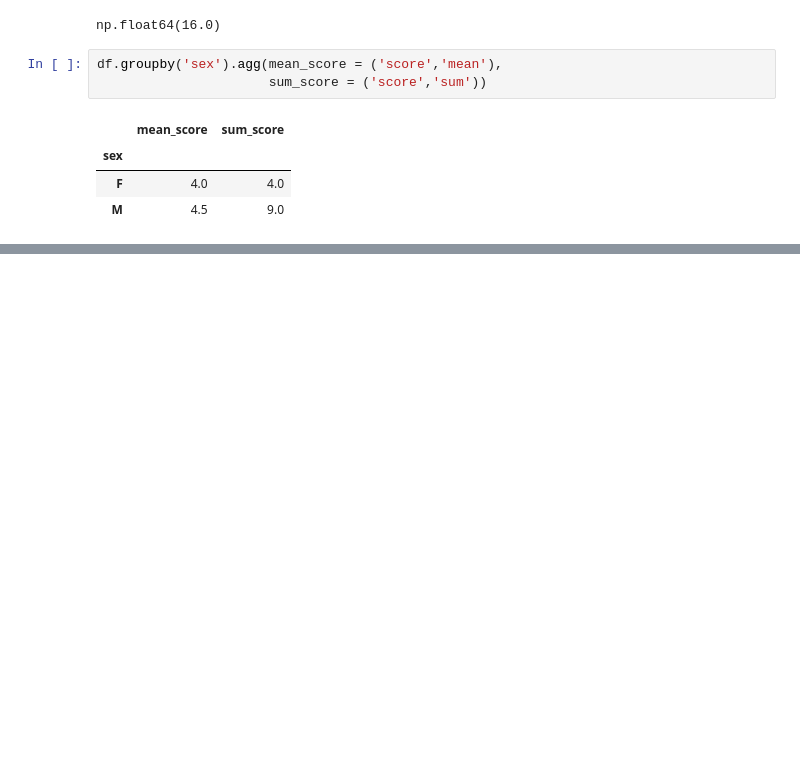
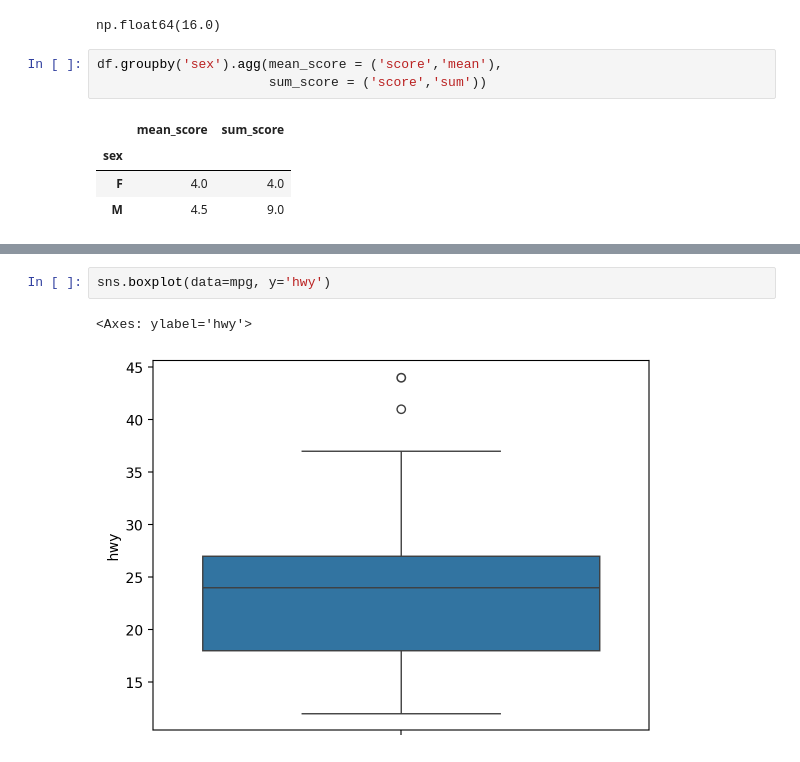
Before and after one commit to yeojeong735/2025-1-BD, a Jupyter notebook: inclass/09w_0512_easy_ch07.ipynb, the cells around one changed output, grey strips where cells are left out. Cells and saved outputs as stored; diff of their text form; blank space fills up the shorter version.

```diff
--- a/inclass/09w_0512_easy_ch07.ipynb
+++ b/inclass/09w_0512_easy_ch07.ipynb
@@ -119,0 +606,5 @@ df = pd.DataFrame({"name" : ['AIfred','Batman','Catwoman'],
+# %%
+sns.boxplot(data=mpg, y='hwy')
+# %% [output]
+<Axes: ylabel='hwy'>
+[figure, added]
```
Also changed, not shown: parts of 109 cells of this notebook.
